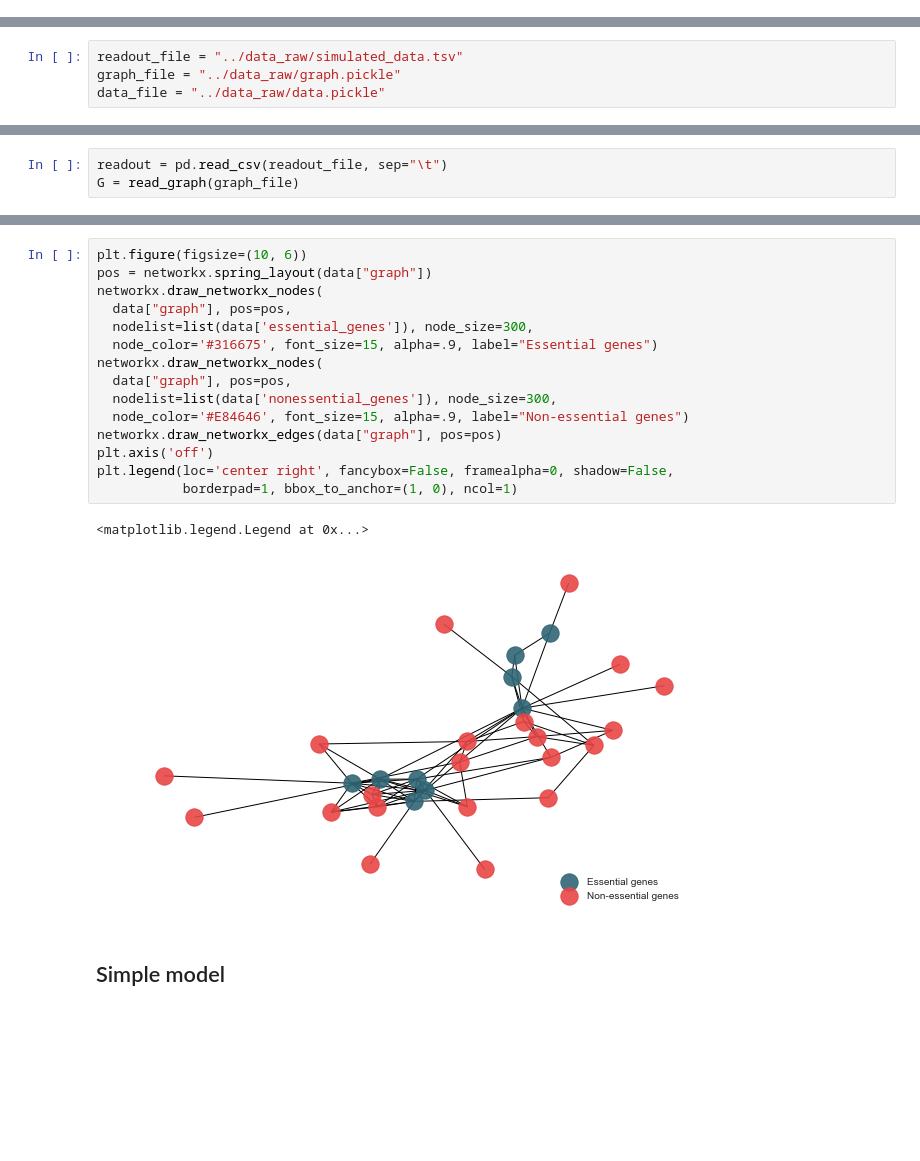
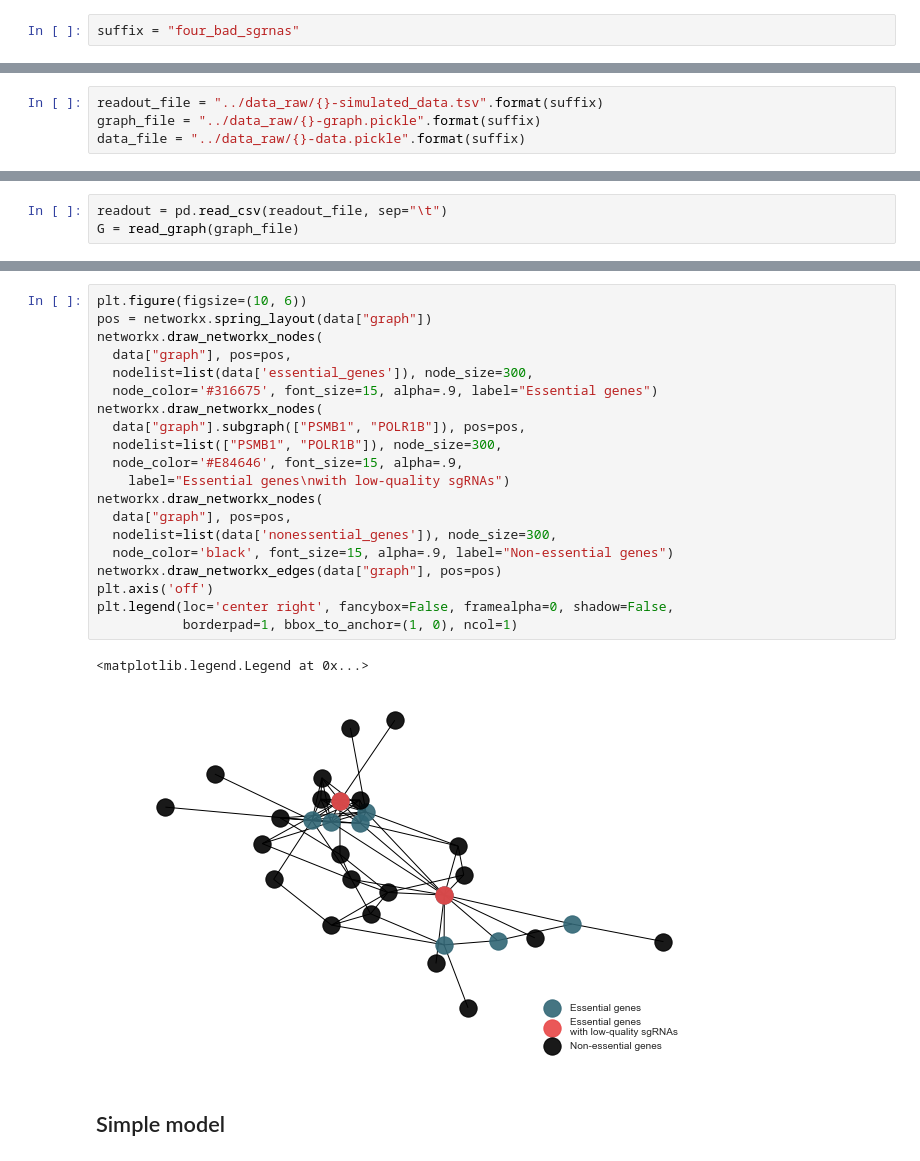
Before and after one commit to cbg-ethz/shm, a Jupyter notebook: analysis/04a-structured_hierarchical_linear_models.ipynb, the cells around one changed output, grey strips where cells are left out. Saved outputs shown, nothing was run; the diff lists cells and outputs as text; blank space fills up the shorter version.

Commit message:
Updates some data/data generation

```diff
--- a/analysis/04a-structured_hierarchical_linear_models.ipynb
+++ b/analysis/04a-structured_hierarchical_linear_models.ipynb
@@ -69,12 +69,14 @@ def read_graph(infile):
     with open(infile, "rb") as fh:
         G = pickle.load(fh)
     return G
+# %%
+suffix = "four_bad_sgrnas"
 # %% [markdown]
 # Model evaluation
 # %%
-readout_file = "../data_raw/simulated_data.tsv"
-graph_file = "../data_raw/graph.pickle"
-data_file = "../data_raw/data.pickle"
+readout_file = "../data_raw/{}-simulated_data.tsv".format(suffix)
+graph_file = "../data_raw/{}-graph.pickle".format(suffix)
+data_file = "../data_raw/{}-data.pickle".format(suffix)
 # %%
 with open(data_file, "rb") as fh:
     data = pickle.load(fh)
@@ -84,21 +107,26 @@ G = read_graph(graph_file)
 # %%
 plt.figure(figsize=(10, 6))
 pos = networkx.spring_layout(data["graph"])
 networkx.draw_networkx_nodes(
   data["graph"], pos=pos,
   nodelist=list(data['essential_genes']), node_size=300,
   node_color='#316675', font_size=15, alpha=.9, label="Essential genes")
 networkx.draw_networkx_nodes(
+  data["graph"].subgraph(["PSMB1", "POLR1B"]), pos=pos,
+  nodelist=list(["PSMB1", "POLR1B"]), node_size=300,
+  node_color='#E84646', font_size=15, alpha=.9,
+    label="Essential genes\nwith low-quality sgRNAs")
+networkx.draw_networkx_nodes(
   data["graph"], pos=pos,
   nodelist=list(data['nonessential_genes']), node_size=300,
-  node_color='#E84646', font_size=15, alpha=.9, label="Non-essential genes")
+  node_color='black', font_size=15, alpha=.9, label="Non-essential genes")
 networkx.draw_networkx_edges(data["graph"], pos=pos)
 plt.axis('off')
 plt.legend(loc='center right', fancybox=False, framealpha=0, shadow=False,
            borderpad=1, bbox_to_anchor=(1, 0), ncol=1)
 # %% [output]
 <matplotlib.legend.Legend at 0x...>
-[figure, old version]
+[figure, new version]
 # %% [markdown]
 ## Simple model
 # %%
```
Also changed, not shown: parts of 13 cells of this notebook, 23 other files.
